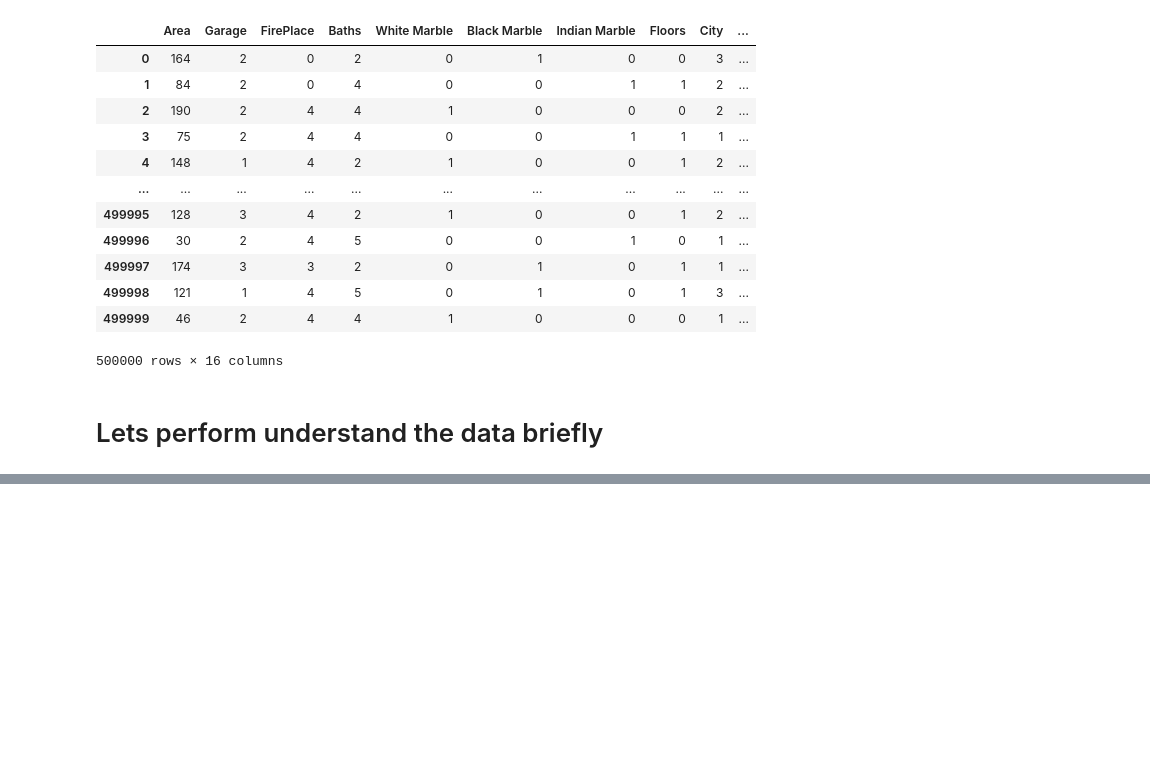
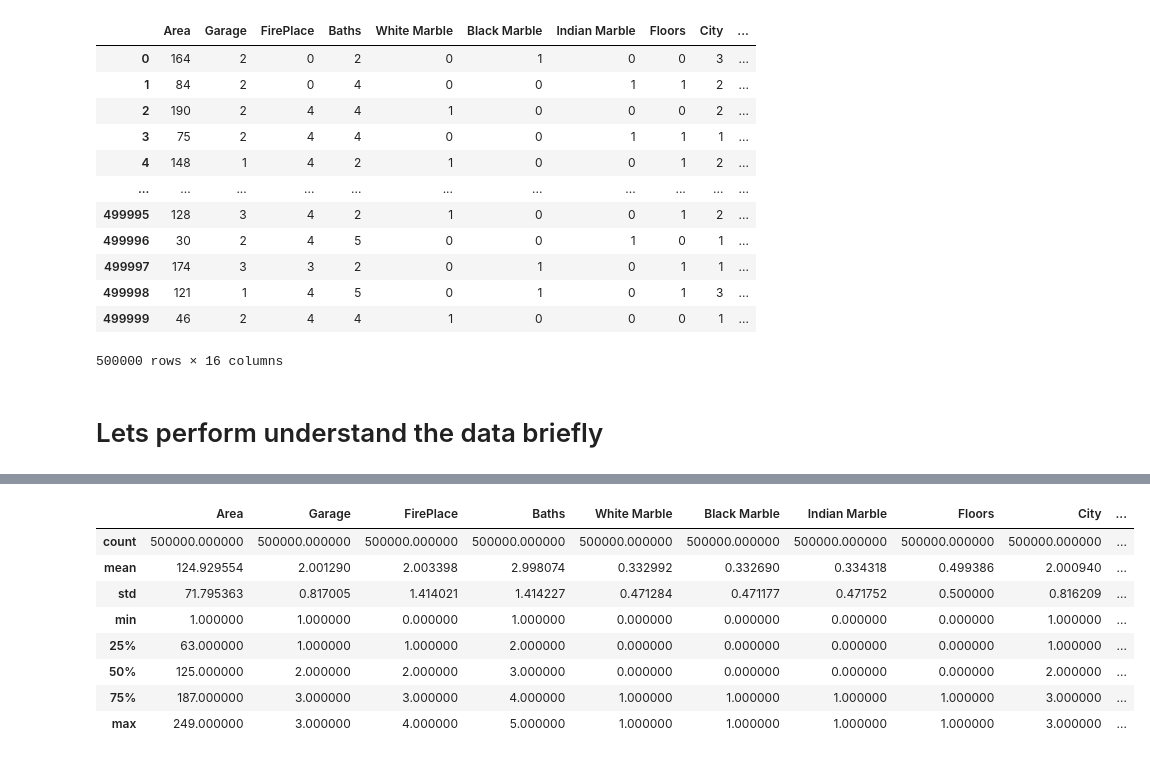
Before and after one commit to yadavchandan26/Machine-Learning, a Jupyter notebook: house_price_prediction.ipynb, the cells around one changed output, grey strips where cells are left out. Drawn from its saved outputs; the diff is of its cells as text; code cells hidden in the pictures; blank space fills up the shorter version.

```diff
--- a/house_price_prediction.ipynb
+++ b/house_price_prediction.ipynb
@@ -50,0 +87,12 @@ AttributeError: 'Index' object has no attribute 'dtypes'
+# %%
+data.describe()
+# %% [output]
+|  | Area | Garage | FirePlace | Baths | White Marble | Black Marble | Indian Marble | Floors | City | ... |
+| count | 500000.000000 | 500000.000000 | 500000.000000 | 500000.000000 | 500000.000000 | 500000.000000 | 500000.000000 | 500000.000000 | 500000.000000 | ... |
+| mean | 124.929554 | 2.001290 | 2.003398 | 2.998074 | 0.332992 | 0.332690 | 0.334318 | 0.499386 | 2.000940 | ... |
+| std | 71.795363 | 0.817005 | 1.414021 | 1.414227 | 0.471284 | 0.471177 | 0.471752 | 0.500000 | 0.816209 | ... |
+| min | 1.000000 | 1.000000 | 0.000000 | 1.000000 | 0.000000 | 0.000000 | 0.000000 | 0.000000 | 1.000000 | ... |
+| 25% | 63.000000 | 1.000000 | 1.000000 | 2.000000 | 0.000000 | 0.000000 | 0.000000 | 0.000000 | 1.000000 | ... |
+| 50% | 125.000000 | 2.000000 | 2.000000 | 3.000000 | 0.000000 | 0.000000 | 0.000000 | 0.000000 | 2.000000 | ... |
+| 75% | 187.000000 | 3.000000 | 3.000000 | 4.000000 | 1.000000 | 1.000000 | 1.000000 | 1.000000 | 3.000000 | ... |
+| max | 249.000000 | 3.000000 | 4.000000 | 5.000000 | 1.000000 | 1.000000 | 1.000000 | 1.000000 | 3.000000 | ... |
```
Also changed, not shown: parts of 7 cells of this notebook.
